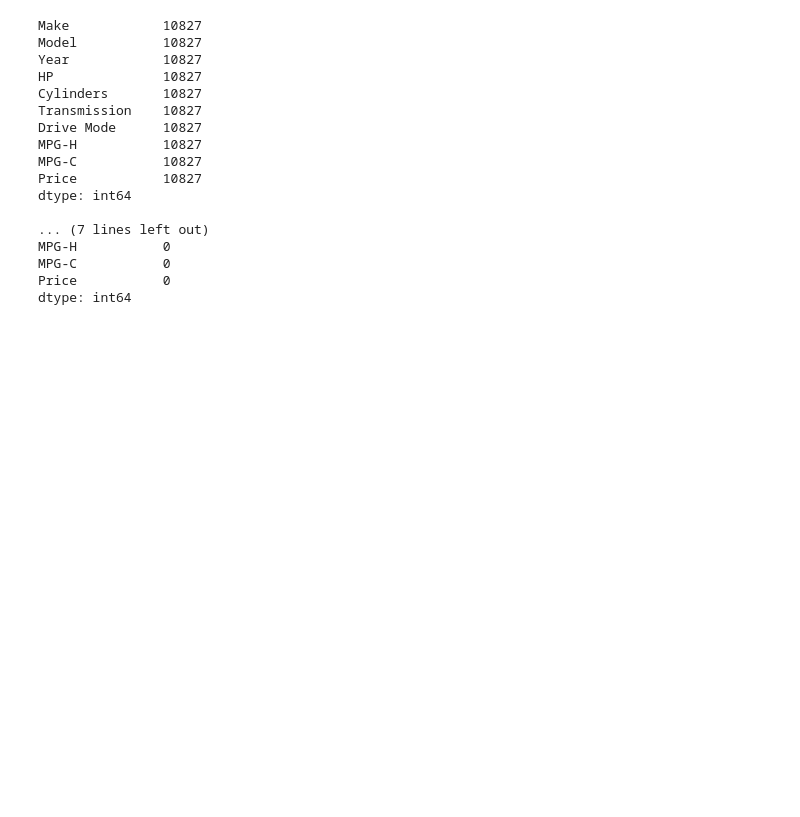
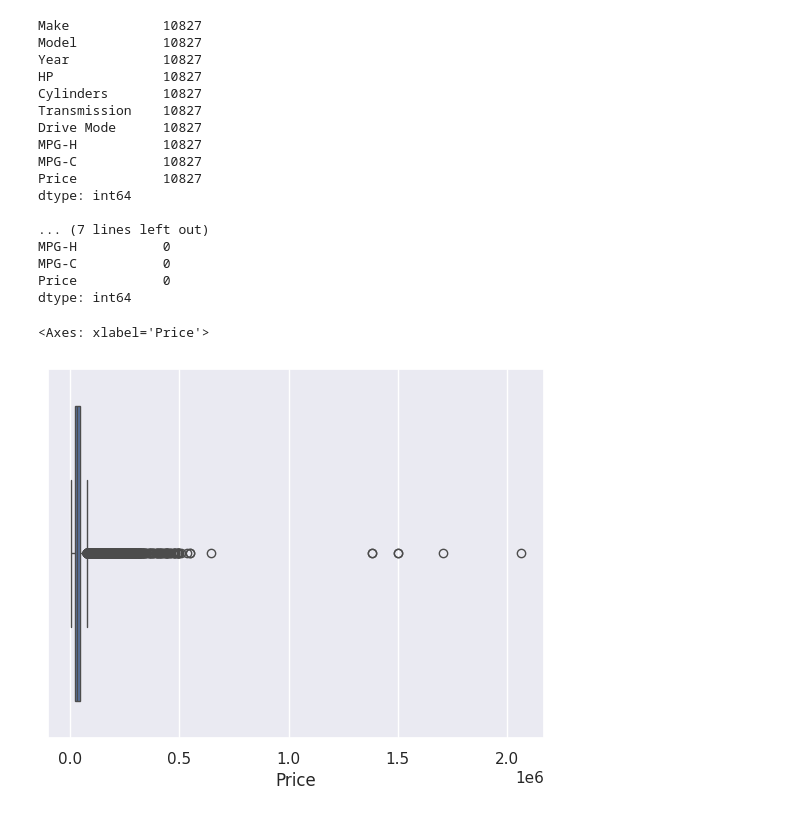
Before and after one commit to troykerim/car-eda-notebook, a Jupyter notebook: workspace.ipynb, the cells around one changed output. Cells and saved outputs as stored; diff of their text form; code cells hidden in the pictures; blank space fills up the shorter version.

```diff
--- a/workspace.ipynb
+++ b/workspace.ipynb
@@ -174,3 +174,9 @@ MPG-H           0
 MPG-C           0
 Price           0
 dtype: int64
+# %%
+# Detecting Outliers
+sns.boxplot(x=df['Price'])
+# %% [output]
+<Axes: xlabel='Price'>
+[figure, added]
```
Also changed, not shown: parts of 7 cells of this notebook.
